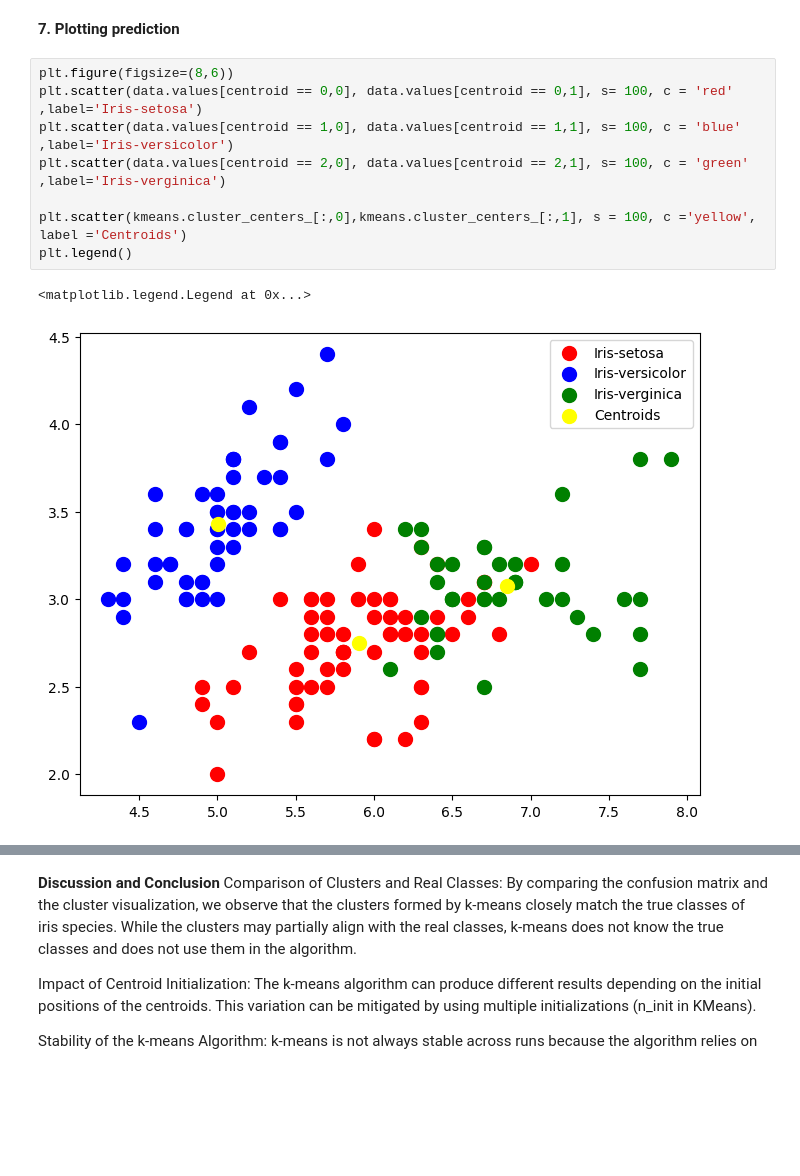
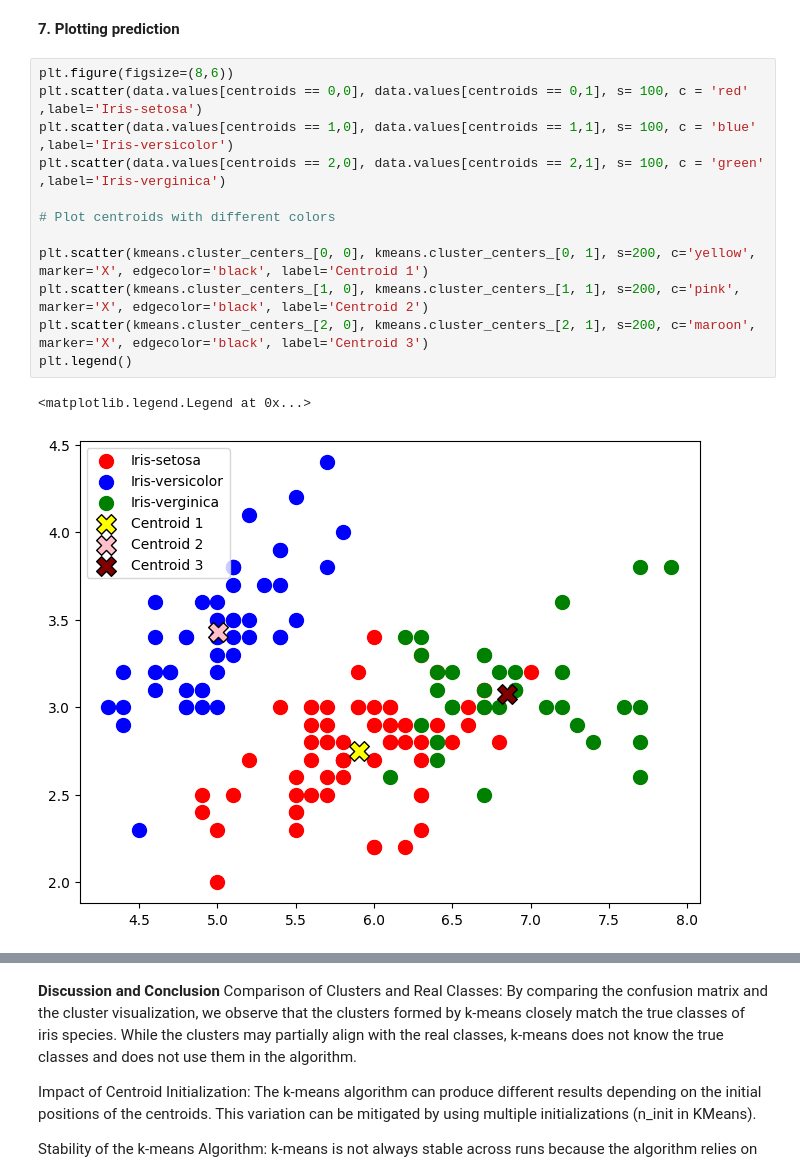
Before and after one commit to Feriel080/fdmia, a Jupyter notebook: knn_kmeans/Clustering_KMeans.ipynb, the cells around one changed output, grey strips where cells are left out. Drawn from its saved outputs; the diff is of its cells as text; blank space fills up the shorter version.

```diff
--- a/knn_kmeans/Clustering_KMeans.ipynb
+++ b/knn_kmeans/Clustering_KMeans.ipynb
@@ -133,15 +137,19 @@ Simply printing centroid values.
 **7. Plotting prediction**
 # %%
 plt.figure(figsize=(8,6))
-plt.scatter(data.values[centroid == 0,0], data.values[centroid == 0,1], s= 100, c = 'red' ,label='Iris-setosa')
-plt.scatter(data.values[centroid == 1,0], data.values[centroid == 1,1], s= 100, c = 'blue' ,label='Iris-versicolor')
-plt.scatter(data.values[centroid == 2,0], data.values[centroid == 2,1], s= 100, c = 'green' ,label='Iris-verginica')
+plt.scatter(data.values[centroids == 0,0], data.values[centroids == 0,1], s= 100, c = 'red' ,label='Iris-setosa')
+plt.scatter(data.values[centroids == 1,0], data.values[centroids == 1,1], s= 100, c = 'blue' ,label='Iris-versicolor')
+plt.scatter(data.values[centroids == 2,0], data.values[centroids == 2,1], s= 100, c = 'green' ,label='Iris-verginica')
 
-plt.scatter(kmeans.cluster_centers_[:,0],kmeans.cluster_centers_[:,1], s = 100, c ='yellow', label ='Centroids')
+# Plot centroids with different colors
+
+plt.scatter(kmeans.cluster_centers_[0, 0], kmeans.cluster_centers_[0, 1], s=200, c='yellow', marker='X', edgecolor='black', label='Centroid 1')
+plt.scatter(kmeans.cluster_centers_[1, 0], kmeans.cluster_centers_[1, 1], s=200, c='pink', marker='X', edgecolor='black', label='Centroid 2')
+plt.scatter(kmeans.cluster_centers_[2, 0], kmeans.cluster_centers_[2, 1], s=200, c='maroon', marker='X', edgecolor='black', label='Centroid 3')
 plt.legend()
 # %% [output]
 <matplotlib.legend.Legend at 0x...>
-[figure, old version]
+[figure, new version]
 # %%
 # Compute confusion matrix
 # Assuming 'labels' is the ground truth labels for the Iris dataset
```
Also changed, not shown: parts of 2 cells of this notebook.
